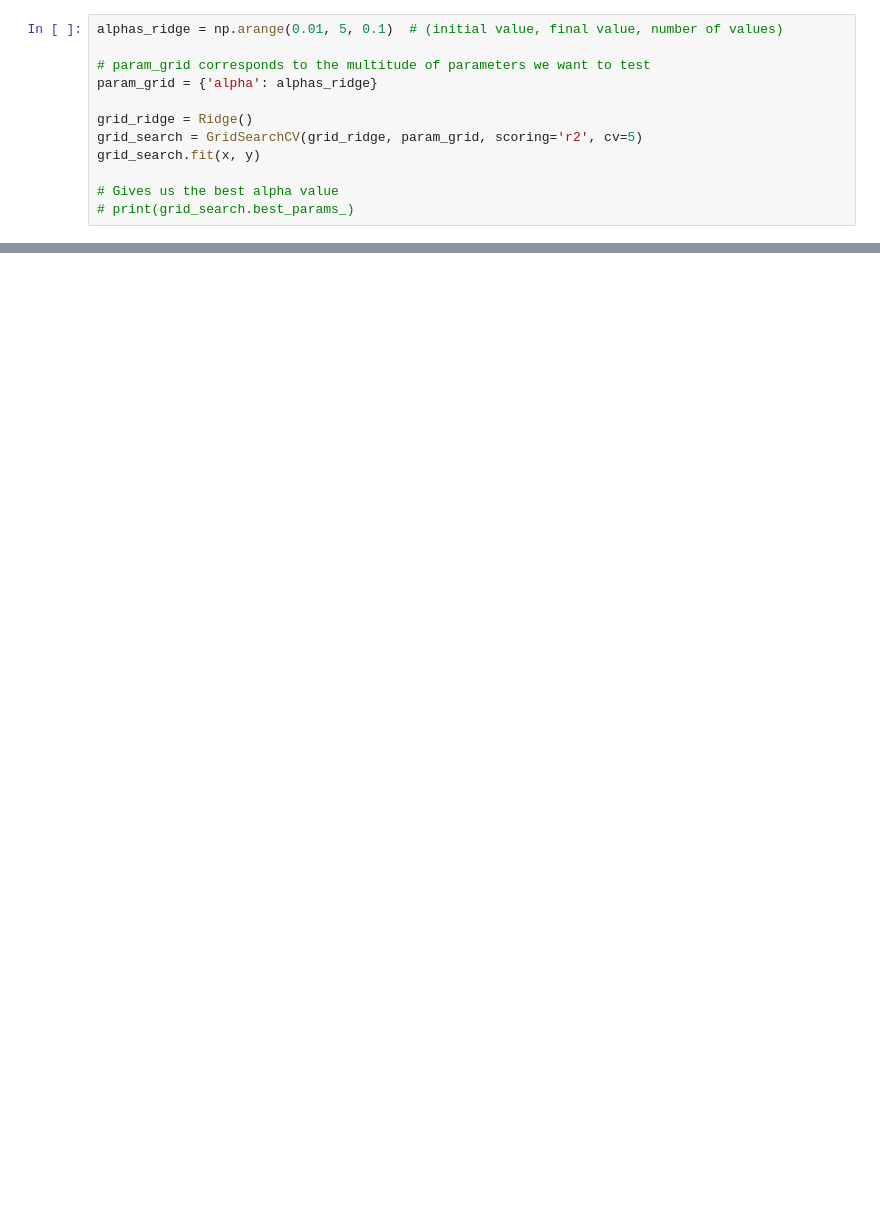
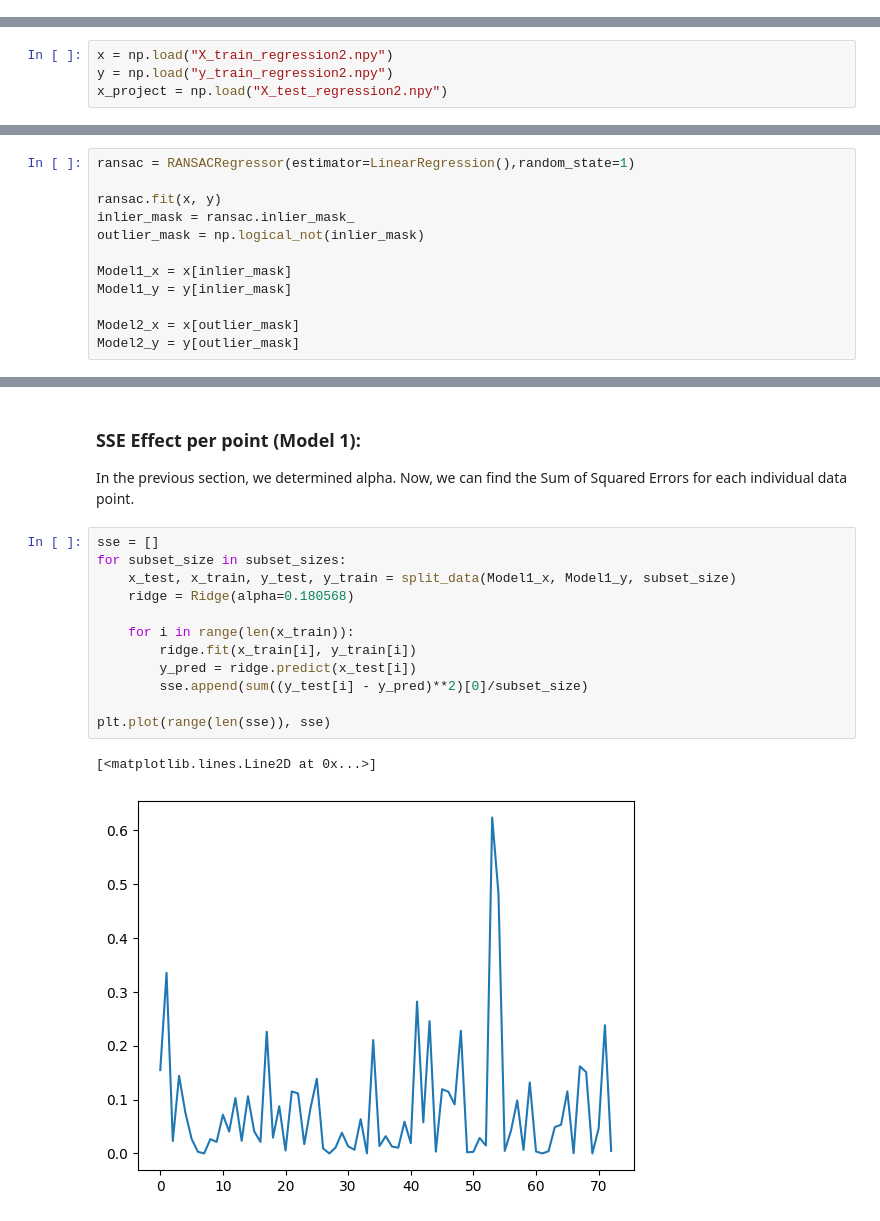
Before and after one commit to FilipeJInacio/ML, a Jupyter notebook: task2/task2.ipynb, the cells around one changed output, grey strips where cells are left out. Cells and saved outputs as stored; diff of their text form; blank space fills up the shorter version.

```diff
--- a/task2/task2.ipynb
+++ b/task2/task2.ipynb
@@ -43,12 +0,0 @@ In our earlier implementations we utilized the **GridSearchCV** function as show
-# %%
-alphas_ridge = np.arange(0.01, 5, 0.1)  # (initial value, final value, number of values)
-
-# param_grid corresponds to the multitude of parameters we want to test
-param_grid = {'alpha': alphas_ridge}
-
-grid_ridge = Ridge()
-grid_search = GridSearchCV(grid_ridge, param_grid, scoring='r2', cv=5)
-grid_search.fit(x, y)
-
-# Gives us the best alpha value
-# print(grid_search.best_params_)
@@ -204,0 +40,4 @@ Best Alpha: 0.001
+# %%
+x = np.load("X_train_regression2.npy")
+y = np.load("y_train_regression2.npy")
+x_project = np.load("X_test_regression2.npy")
@@ -204,0 +48,12 @@ Best Alpha: 0.001
+# %%
+ransac = RANSACRegressor(estimator=LinearRegression(),random_state=1)
+
+ransac.fit(x, y)
+inlier_mask = ransac.inlier_mask_
+outlier_mask = np.logical_not(inlier_mask)
+
+Model1_x = x[inlier_mask]
+Model1_y = y[inlier_mask]
+
+Model2_x = x[outlier_mask]
+Model2_y = y[outlier_mask]
@@ -204,0 +104,19 @@ Best Alpha: 0.001
+# %% [markdown]
+### **SSE Effect per point (Model 1)**:
+
+In the previous section, we determined alpha. Now, we can find the Sum of Squared Errors for each individual data point.
+# %%
+sse = []
+for subset_size in subset_sizes:
+    x_test, x_train, y_test, y_train = split_data(Model1_x, Model1_y, subset_size)
+    ridge = Ridge(alpha=0.180568)
+
+    for i in range(len(x_train)):
+        ridge.fit(x_train[i], y_train[i])
+        y_pred = ridge.predict(x_test[i])
+        sse.append(sum((y_test[i] - y_pred)**2)[0]/subset_size)
+
+plt.plot(range(len(sse)), sse)
+# %% [output]
+[<matplotlib.lines.Line2D at 0x...>]
+[figure, added]
```
Also changed, not shown: parts of 38 cells of this notebook, 10 other files.
